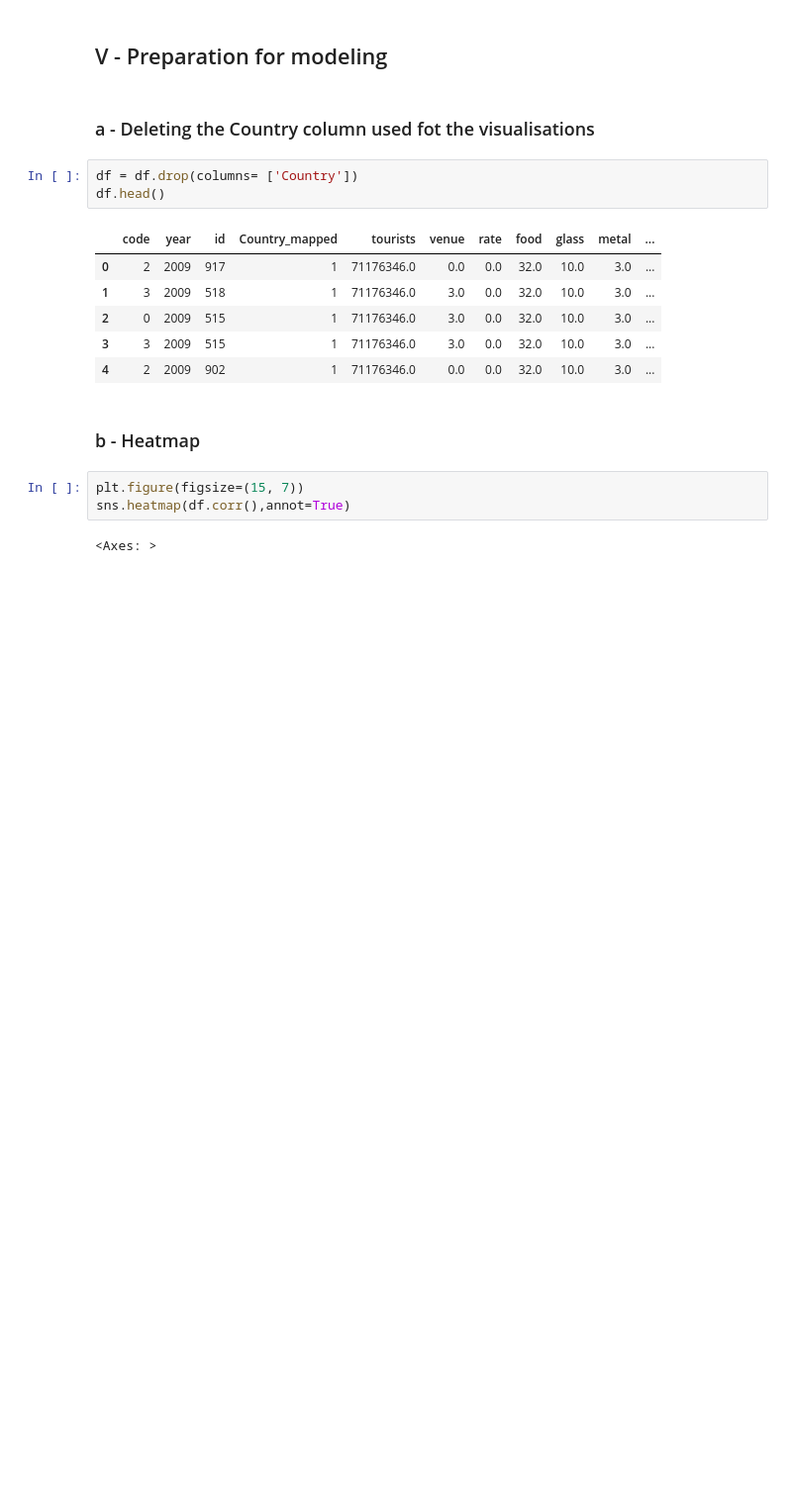
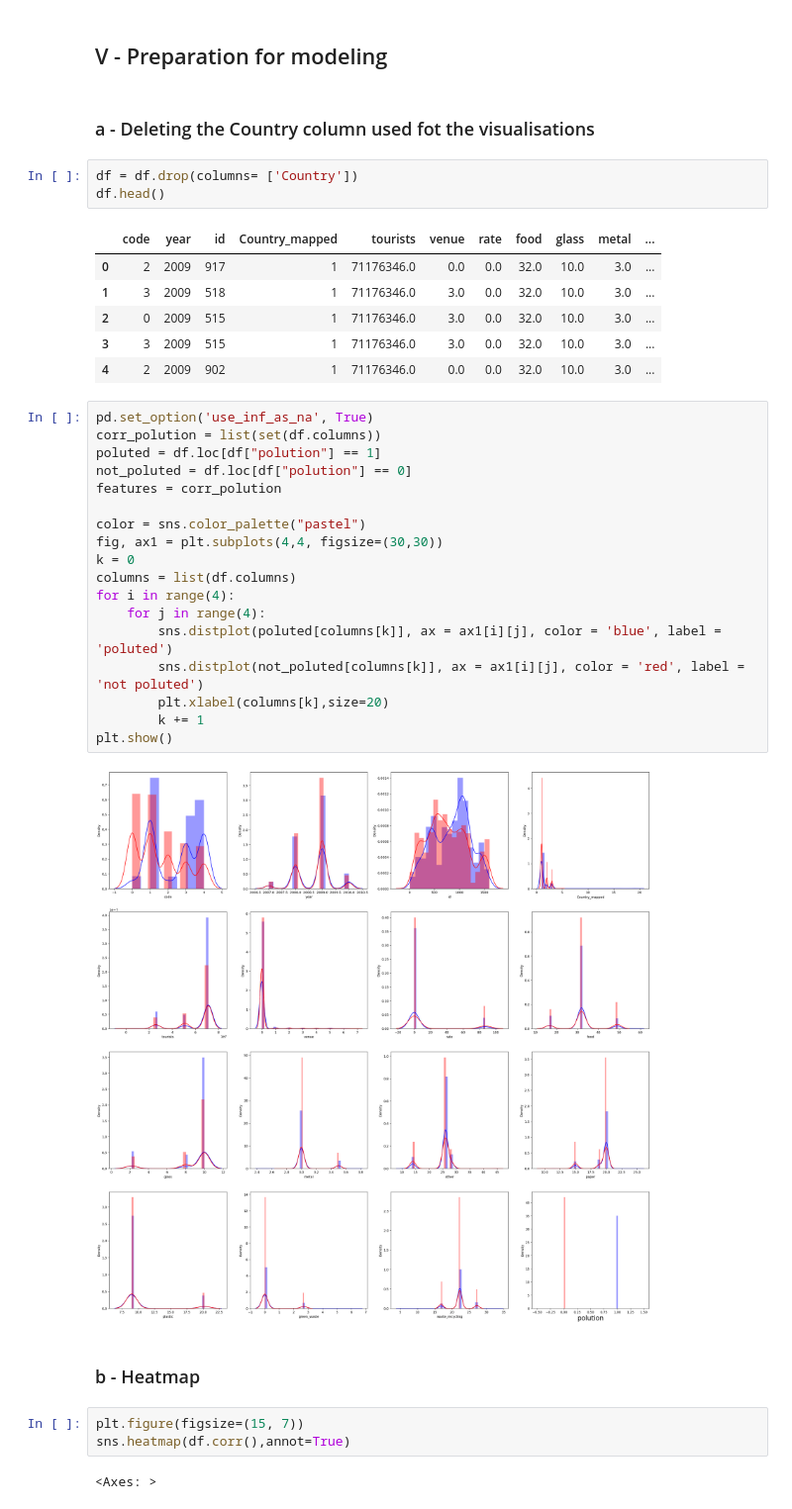
Before and after one commit to Cassette86/Green_ai_project_Water_polution, a Jupyter notebook: water pollution (data for classification models)/main.ipynb, the cells around one changed output. Shown at 99% size. Drawn from its saved outputs; the diff is of its cells as text; blank space fills up the shorter version.

```diff
--- a/water pollution (data for classification models)/main.ipynb
+++ b/water pollution (data for classification models)/main.ipynb
@@ -372,6 +376,26 @@ df.head()
 | 2 | 0 | 2009 | 515 | 1 | 71176346.0 | 3.0 | 0.0 | 32.0 | 10.0 | 3.0 | ... |
 | 3 | 3 | 2009 | 515 | 1 | 71176346.0 | 3.0 | 0.0 | 32.0 | 10.0 | 3.0 | ... |
 | 4 | 2 | 2009 | 902 | 1 | 71176346.0 | 0.0 | 0.0 | 32.0 | 10.0 | 3.0 | ... |
+# %%
+pd.set_option('use_inf_as_na', True)
+corr_polution = list(set(df.columns))
+poluted = df.loc[df["polution"] == 1]
+not_poluted = df.loc[df["polution"] == 0]
+features = corr_polution
+
+color = sns.color_palette("pastel")
+fig, ax1 = plt.subplots(4,4, figsize=(30,30))
+k = 0
+columns = list(df.columns)
+for i in range(4):
+    for j in range(4):
+        sns.distplot(poluted[columns[k]], ax = ax1[i][j], color = 'blue', label = 'poluted')
+        sns.distplot(not_poluted[columns[k]], ax = ax1[i][j], color = 'red', label = 'not poluted')
+        plt.xlabel(columns[k],size=20)
+        k += 1
+plt.show()
+# %% [output]
+[figure, added]
 # %% [markdown]
 ### b - Heatmap
 # %%
```
Also changed, not shown: parts of 9 cells of this notebook.
